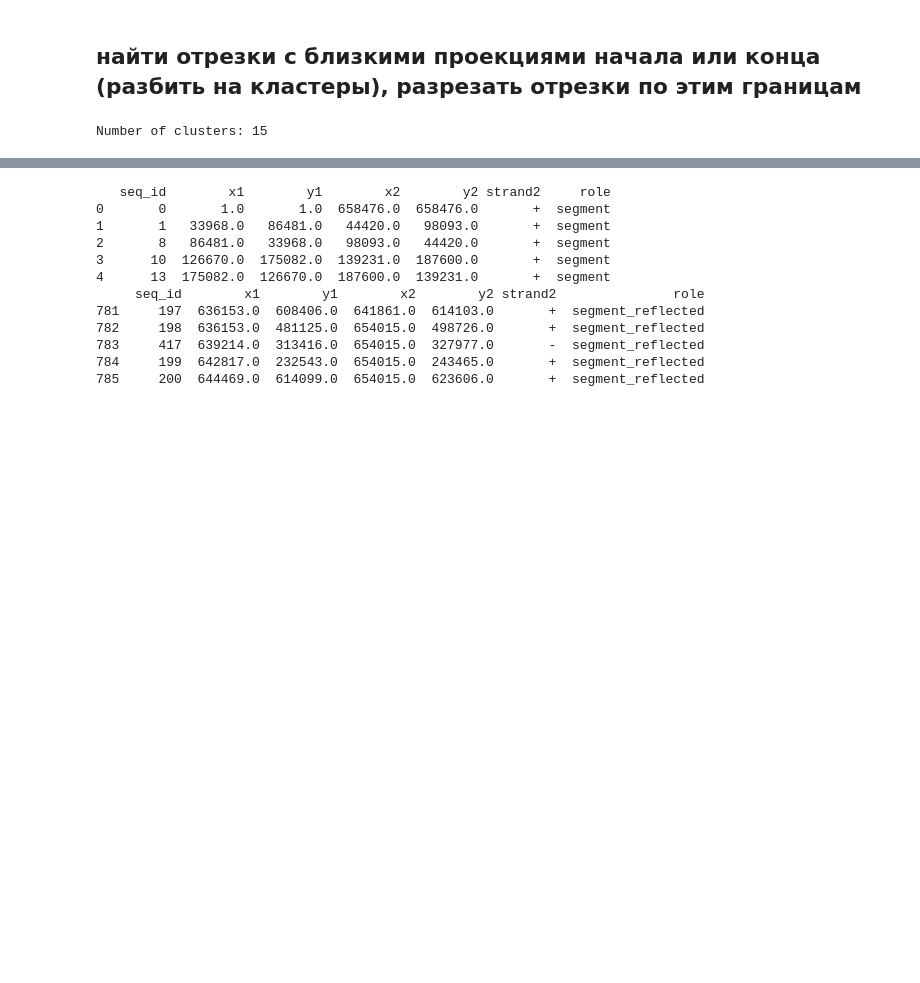
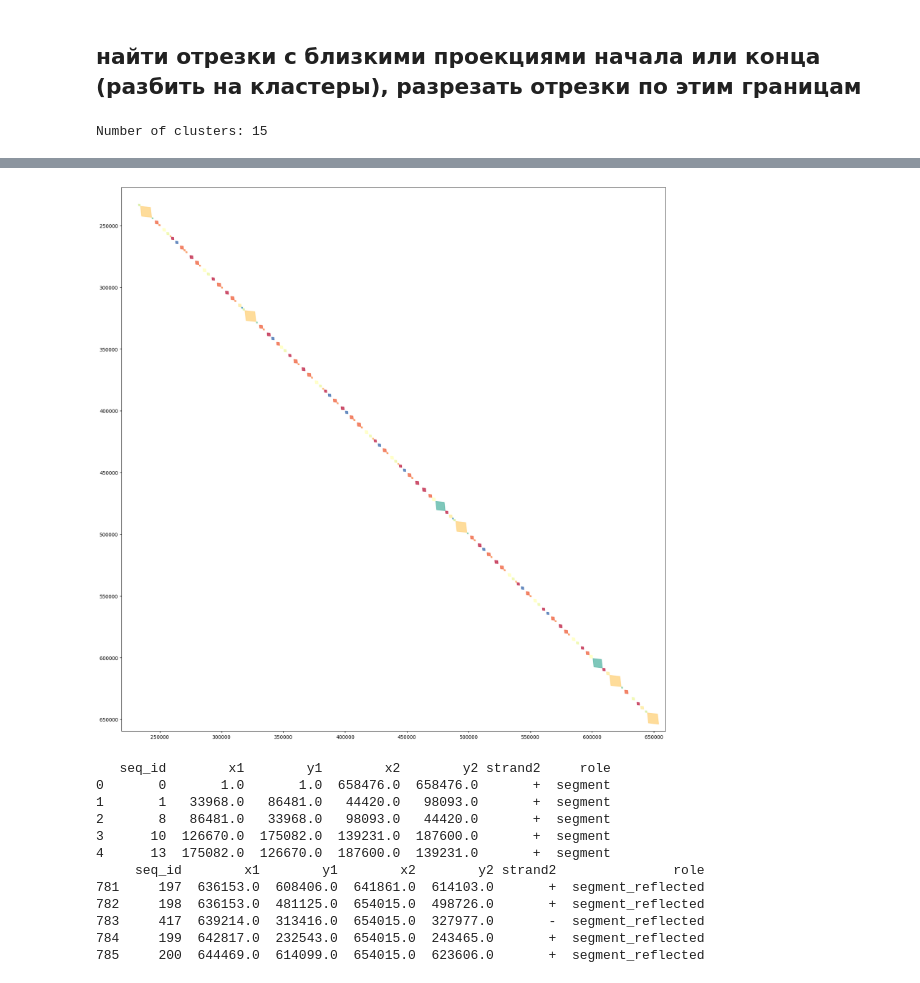
Before and after one commit to dashabalashova/primates, a Jupyter notebook: a4_v3_part04.ipynb, the cells around one changed output, grey strips where cells are left out. Saved outputs shown, nothing was run; the diff lists cells and outputs as text; code cells hidden in the pictures; blank space fills up the shorter version.

```diff
--- a/a4_v3_part04.ipynb
+++ b/a4_v3_part04.ipynb
@@ -96,3 +96,11 @@ make_fig(df4, df6, df8, df10, res_dir, species_name, title=title)
+# %%
+import matplotlib.pyplot as plt
+
+fig, ax = plt.subplots(figsize=(20,20))
+
+colors = plot_necklace(ax, df8, s_min = 220000, e_max = df4.x2.max())
+# %% [output]
+[figure, added]
 # %%
 print(dfw.head())
 print(dfw.tail())
```
Also changed, not shown: parts of 4 cells of this notebook, 1 other file.
